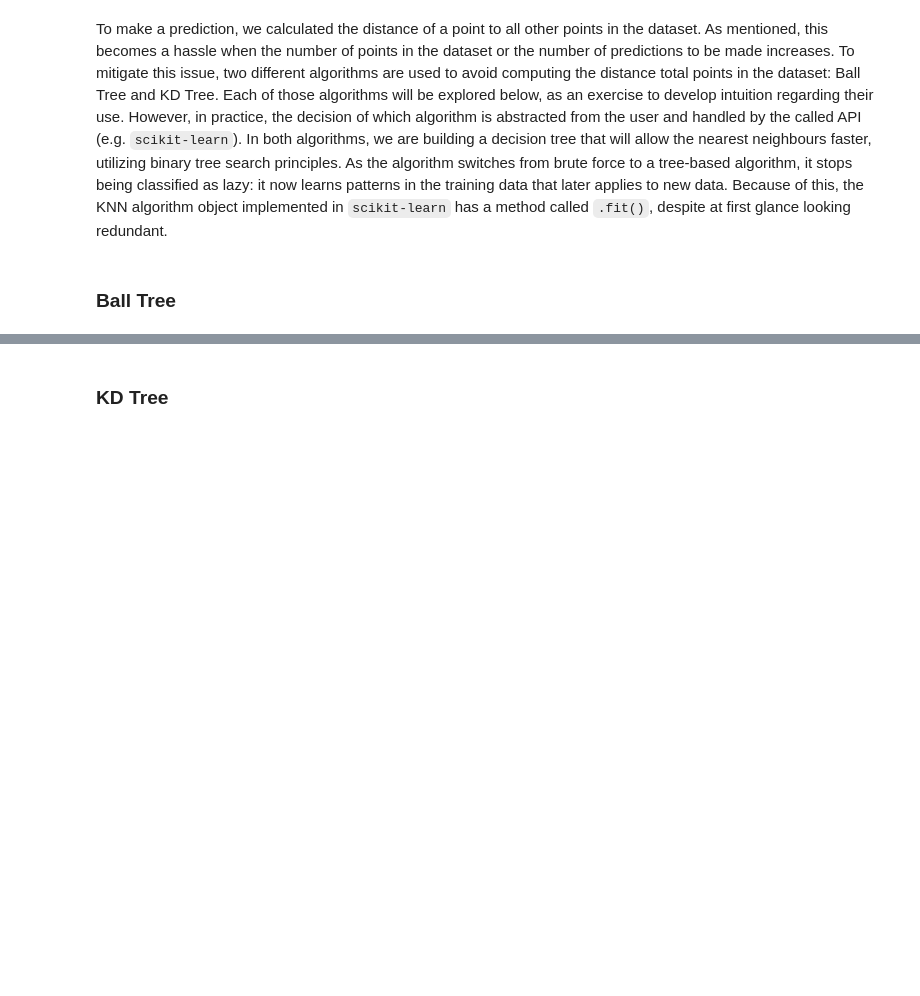
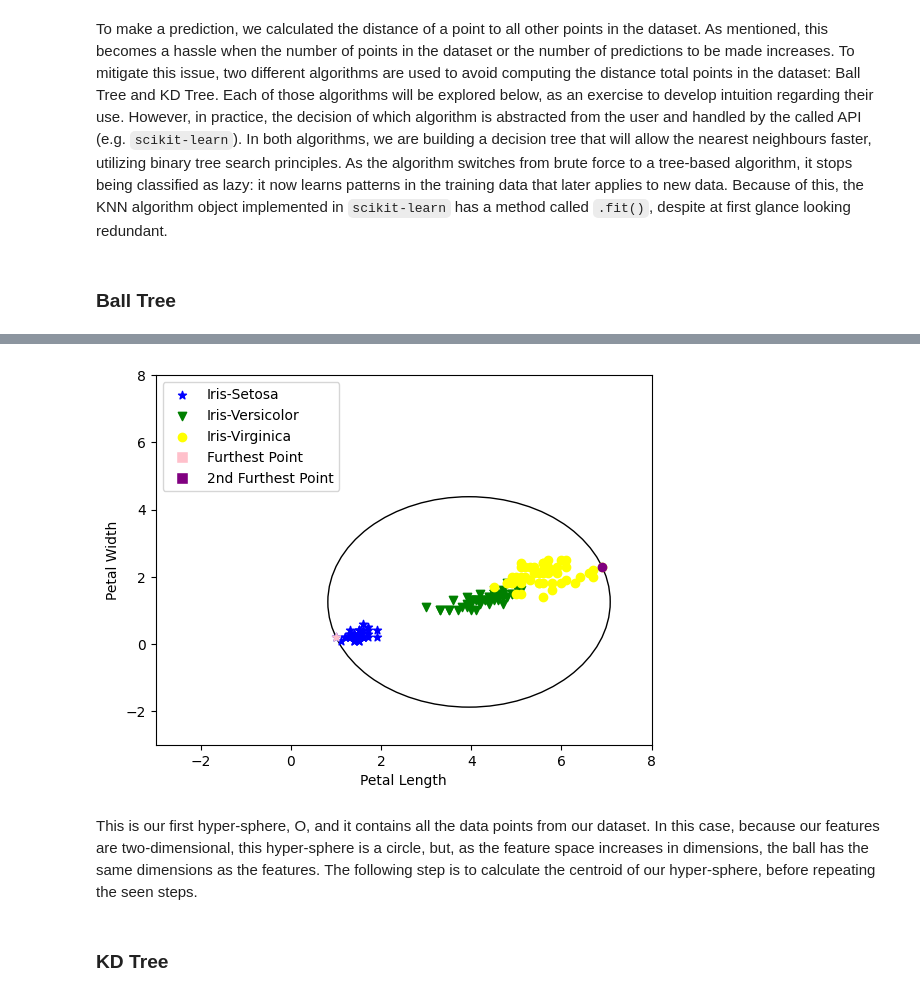
Before and after one commit to davidterroso/ML, a Jupyter notebook: classification/knn.ipynb, the cells around one changed output, grey strips where cells are left out. Saved outputs shown, nothing was run; the diff lists cells and outputs as text; code cells hidden in the pictures; blank space fills up the shorter version.

```diff
--- a/classification/knn.ipynb
+++ b/classification/knn.ipynb
@@ -435,2 +658,81 @@ X = iris['data'][:, 2:]
+# %%
+import numpy as np
+from matplotlib.patches import Circle
+
+furthest_point = np.array(furthest_point)
+second_furthest_point = np.array(second_furthest_point)
+
+center_point = (furthest_point + second_furthest_point) / 2
+radius = distance_between_points / 2
+
+circle = Circle(tuple(center_point), radius, fill=False, color='black')
+
+x_min, x_max = 0, 7
+y_min, y_max = 0, 7
+
+
+label_to_marker = {
+    0: "*",
+    1: "v",
+    2: "o",
+}
+
+
+X_setosa = X[y==0]
+X_versicolor = X[y==1]
+X_virginica = X[y==2]
+
+cmap = ListedColormap(["#a5d8ff", "#a5ffa6", "#feffa5"])
+
+fig, axes = plt.subplots()
+
+axes.add_artist(circle)
+
+plt.axis((-3.,8., -3.,8.))
+plt.scatter(X_setosa[:,0], X_setosa[:,1], marker="*", c="blue", label="Iris-Setosa")
+plt.scatter(X_versicolor[:,0], X_versicolor[:,1], marker="v", c="green", label="Iris-Versicolor")
+plt.scatter(X_virginica[:,0], X_virginica[:,1], marker="o", c="yellow", label="Iris-Virginica")
+plt.scatter(furthest_point[0],
+            furthest_point[1],
+            marker=label_to_marker[furthest_point_class],
+            c="pink")
+plt.scatter(second_furthest_point[0],
+            second_furthest_point[1],
+            marker=label_to_marker[second_furthest_point_class],
+            c="purple")
+plt.xlabel("Petal Length")
+plt.ylabel("Petal Width")
+
+
+furthest_point_legend = Line2D(
+    [0], [0],
+    marker='s',
+    color='w',
+    markerfacecolor='pink',
+    markersize=8,
+    label='Furthest Point'
+)
+
+second_furthest_point_legend = Line2D(
+    [0], [0],
+    marker='s',
+    color='w',
+    markerfacecolor='purple',
+    markersize=8,
+    label='2nd Furthest Point'
+)
+handles, labels = plt.gca().get_legend_handles_labels()
+handles.append(furthest_point_legend)
+handles.append(second_furthest_point_legend)
+labels.append("Furthest Point")
+labels.append("2nd Furthest Point")
+
+plt.legend(handles, labels, loc=2)
+
+plt.show()
+# %% [output]
+[figure, added]
+# %% [markdown]
+This is our first hyper-sphere, O, and it contains all the data points from our dataset. In this case, because our features are two-dimensional, this hyper-sphere is a circle, but, as the feature space increases in dimensions, the ball has the same dimensions as the features. The following step is to calculate the centroid of our hyper-sphere, before repeating the seen steps.
 # %% [markdown]
 ### KD Tree <a id="kd-tree"></a>
```
Also changed, not shown: parts of 8 cells of this notebook.
